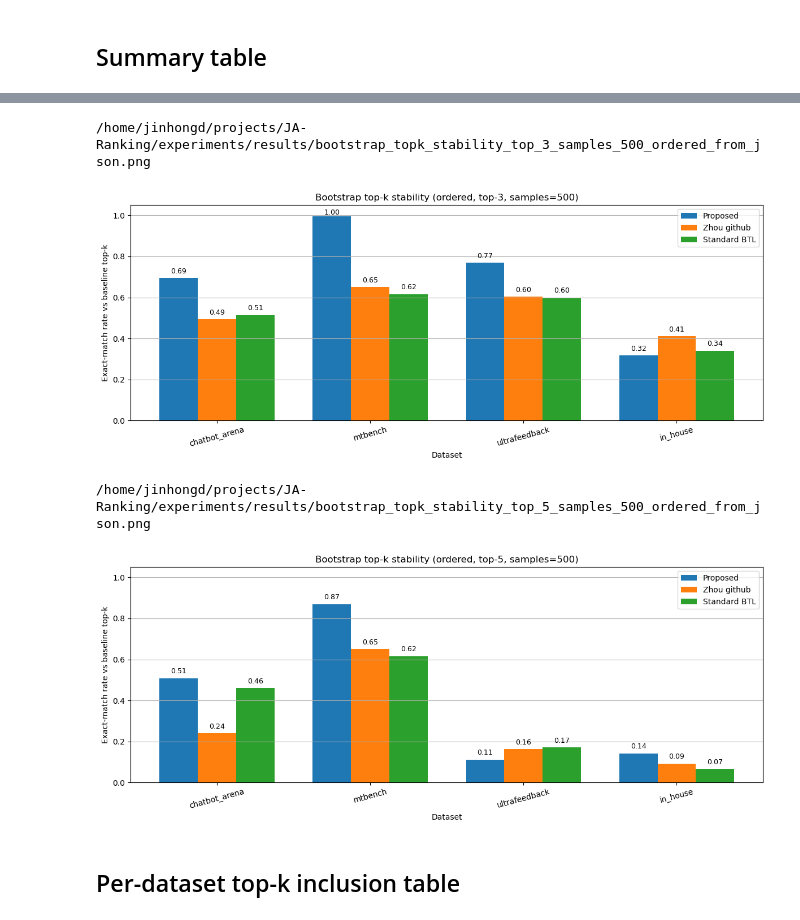
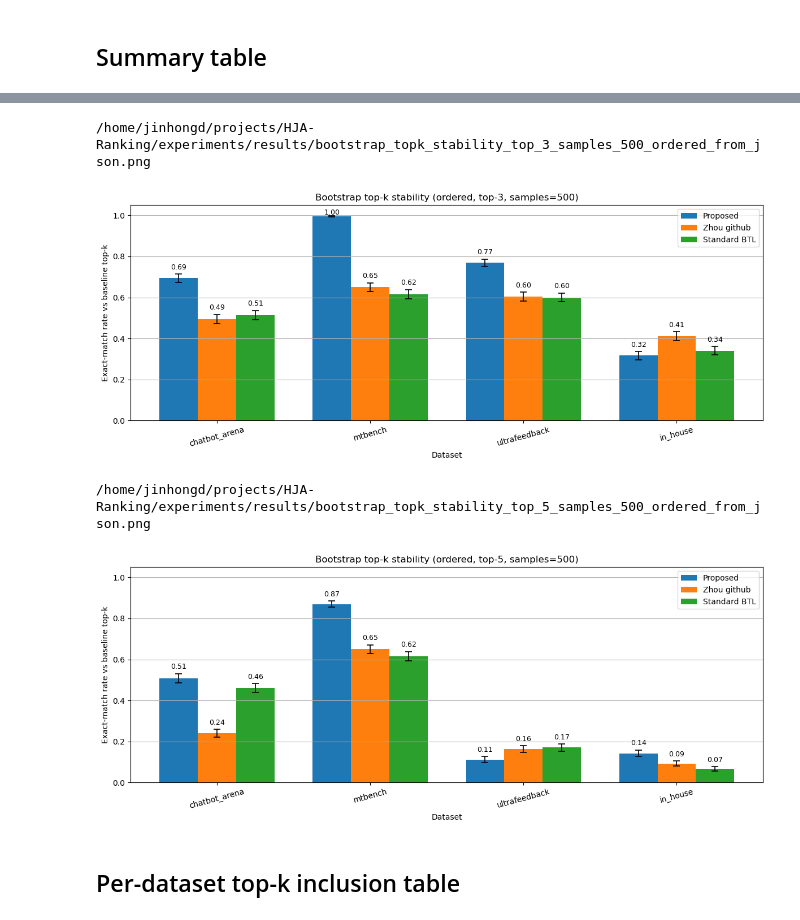
Before and after one commit to bobyu-2001/HJA-Ranking, a Jupyter notebook: analyze_bootstrap_summary.ipynb, the cells around one changed output, grey strips where cells are left out. Saved outputs shown, nothing was run; the diff lists cells and outputs as text; code cells hidden in the pictures.

Commit message:
Renew plotting functions and add new simulations

```diff
--- a/analyze_bootstrap_summary.ipynb
+++ b/analyze_bootstrap_summary.ipynb
@@ -95,7 +95,7 @@ def bootstrap_top_k_metrics(method_summary, top_k, ordered_exact_match=ORDERED_E
     baseline_top_k_set = set(baseline_top_k)
     item_names = list(baseline_ranking)
     top_k_hits = {item_name: 0 for item_name in item_names}
-    exact_matches = 0
+    exact_match_values = []
     jaccard_values = []
     pairwise_values = []
 
@@ -104,9 +104,10 @@ def bootstrap_top_k_metrics(method_summary, top_k, ordered_exact_match=ORDERED_E
         current_top_k = ranking[:top_k]
         current_top_k_set = set(current_top_k)
         if ordered_exact_match:
-            exact_matches += int(current_top_k == baseline_top_k)
+            exact_match = int(current_top_k == baseline_top_k)
         else:
-            exact_matches += int(current_top_k_set == baseline_top_k_set)
+            exact_match = int(current_top_k_set == baseline_top_k_set)
+        exact_match_values.append(exact_match)
         jaccard_values.append(jaccard_score(baseline_top_k, current_top_k))
         pairwise_values.append(pairwise_agreement(baseline_ranking, ranking))
         for item_name in current_top_k:
@@ -119,18 +120,35 @@ def bootstrap_top_k_metrics(method_summary, top_k, ordered_exact_match=ORDERED_E
             "baseline_top_k": baseline_top_k,
             "successful_samples": 0,
             "exact_match_rate": math.nan,
+            "exact_match_sd": math.nan,
+            "exact_match_se": math.nan,
             "mean_jaccard": math.nan,
+            "jaccard_sd": math.nan,
+            "jaccard_se": math.nan,
             "mean_pairwise_agreement": math.nan,
+            "pairwise_agreement_sd": math.nan,
+            "pairwise_agreement_se": math.nan,
             "top_k_frequency": {item_name: math.nan for item_name in item_names},
         }
+
+    exact_match_values = np.asarray(exact_match_values, dtype=float)
+    jaccard_values = np.asarray(jaccard_values, dtype=float)
+    pairwise_values = np.asarray(pairwise_values, dtype=float)
+    ddof = 1 if num_rankings > 1 else 0
 
     return {
         "top_k": top_k,
         "baseline_top_k": baseline_top_k,
         "successful_samples": num_rankings,
-        "exact_match_rate": exact_matches / num_rankings,
+        "exact_match_rate": float(np.mean(exact_match_values)),
+        "exact_match_sd": float(np.std(exact_match_values, ddof=ddof)),
+        "exact_match_se": float(np.std(exact_match_values, ddof=ddof) / np.sqrt(num_rankings)),
         "mean_jaccard": float(np.mean(jaccard_values)),
+        "jaccard_sd": float(np.std(jaccard_values, ddof=ddof)),
+        "jaccard_se": float(np.std(jaccard_values, ddof=ddof) / np.sqrt(num_rankings)),
         "mean_pairwise_agreement": float(np.mean(pairwise_values)),
+        "pairwise_agreement_sd": float(np.std(pairwise_values, ddof=ddof)),
+        "pairwise_agreement_se": float(np.std(pairwise_values, ddof=ddof) / np.sqrt(num_rankings)),
         "top_k_frequency": {
             item_name: top_k_hits[item_name] / num_rankings for item_name in item_names
         },
@@ -217,6 +240,7 @@ def plot_summary_bar(summaries, top_k, ordered_exact_match=ORDERED_EXACT_MATCH,
     fig, ax = plt.subplots(figsize=(12, 5))
     for offset, method_name in enumerate(METHOD_ORDER):
         values = []
+        errors = []
         for dataset_name in dataset_names:
             method_summary = summaries[dataset_name]["methods"][method_name]
             metrics = bootstrap_top_k_metrics(
@@ -225,45 +249,54 @@ def plot_summary_bar(summaries, top_k, ordered_exact_match=ORDERED_EXACT_MATCH,
                 ordered_exact_match=ordered_exact_match,
             )
             values.append(metrics["exact_match_rate"])
+            errors.append(metrics["exact_match_se"])
 
-        bars = ax.bar(x + (offset - 1) * width, values, width=width, label=METHOD_LABELS[method_name])
+        bars = ax.bar(
+            x + (offset - 1) * width,
+            values,
+            width=width,
+            yerr=errors,
+            capsize=4,
+            error_kw={"elinewidth": 1.2, "capthick": 1.2},
+            label=METHOD_LABELS[method_name],
+        )
         if annotate:
-            for bar, value in zip(bars, values):
+            for bar, value, error in zip(bars, values, errors):
                 if not math.isnan(value):
                     ax.text(
                         bar.get_x() + bar.get_width() / 2,
-                        min(value + 0.015, 0.995),
+                        min(value + (0.0 if math.isnan(error) else error) + 0.015, 0.995),
                         f"{value:.2f}",
                         ha="center",
                         va="bottom",
                         fontsize=9,
                     )
 
     label = "ordered" if ordered_exact_match else "unordered"
     ax.set_xticks(x)
     ax.set_xticklabels(dataset_names, rotation=15)
     ax.set_ylabel("Exact-match rate vs baseline top-k")
     ax.set_xlabel("Dataset")
     ax.set_title(f"Bootstrap top-k stability ({label}, top-{int(top_k)}, samples={BOOTSTRAP_SAMPLES})")
     ax.set_ylim(0.0, 1.05)
     ax.grid(True, axis="y")
     ax.legend()
     fig.tight_layout()
 
     if save:
         output_path = RESULTS_DIR / f"bootstrap_topk_stability_top_{int(top_k)}_samples_{int(BOOTSTRAP_SAMPLES)}_{label}_from_json.png"
         fig.savefig(output_path, dpi=150)
         print(output_path)
     plt.show()
 
 
 for top_k in TOP_K_VALUES:
     plot_summary_bar(summaries, top_k=top_k, ordered_exact_match=ORDERED_EXACT_MATCH)
 # %% [output]
-/home/jinhongd/projects/JA-Ranking/experiments/results/bootstrap_topk_stability_top_3_samples_500_ordered_from_json.png
+/home/jinhongd/projects/HJA-Ranking/experiments/results/bootstrap_topk_stability_top_3_samples_500_ordered_from_json.png
-[figure, old version]
+[figure, new version]
-/home/jinhongd/projects/JA-Ranking/experiments/results/bootstrap_topk_stability_top_5_samples_500_ordered_from_json.png
+/home/jinhongd/projects/HJA-Ranking/experiments/results/bootstrap_topk_stability_top_5_samples_500_ordered_from_json.png
-[figure, old version]
+[figure, new version]
 # %% [markdown]
 ## Per-dataset top-k inclusion table
 # %%
```
Also changed, not shown: parts of 6 cells of this notebook, 8 other files.
